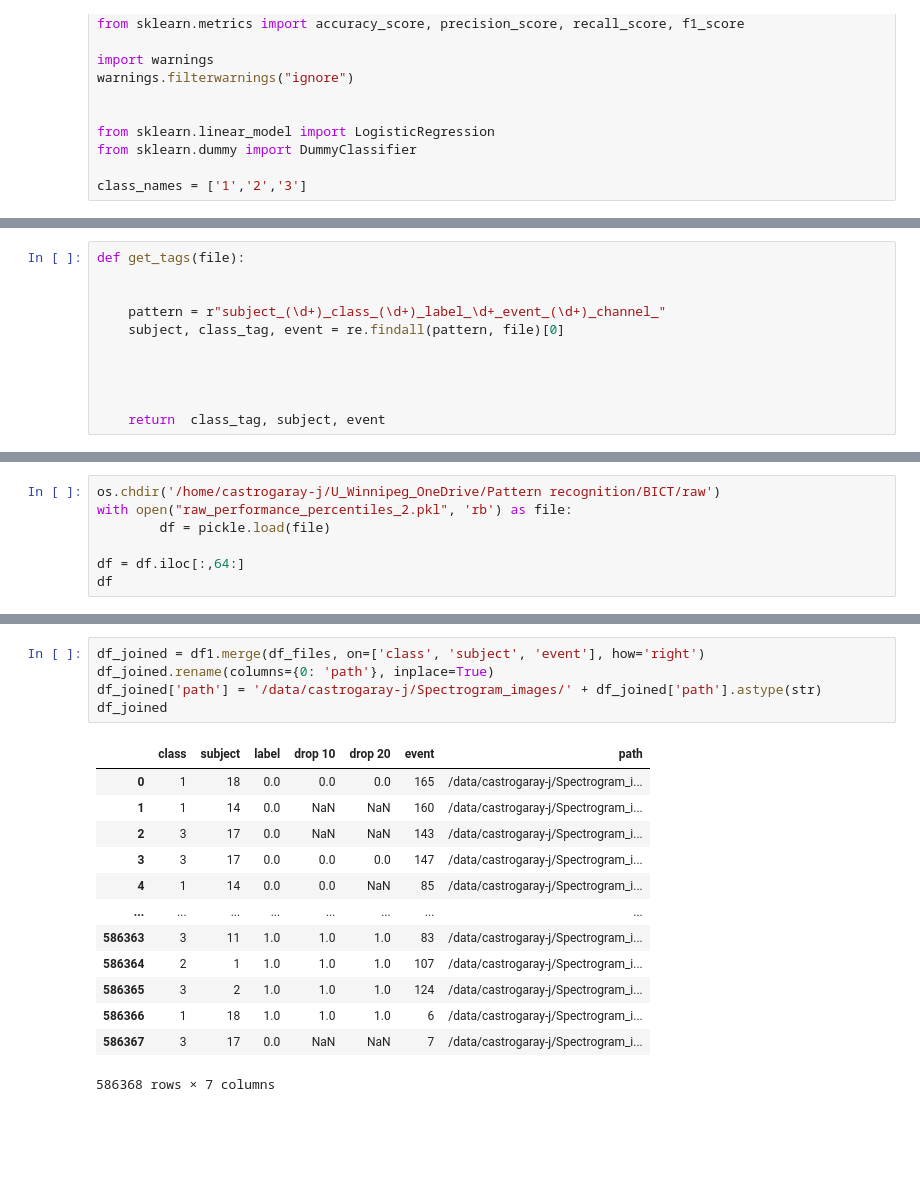
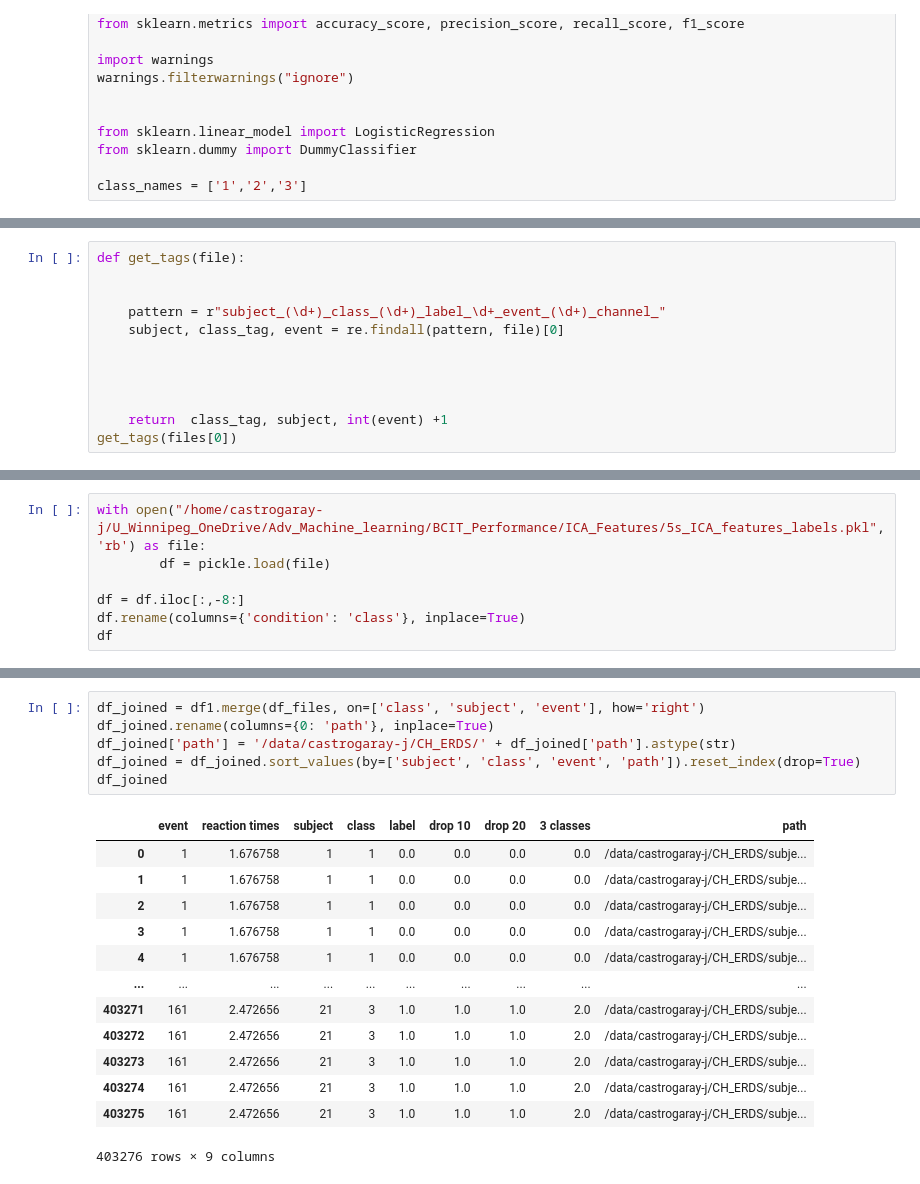
Before and after one commit to johan21009/BCIT_spectrogram, a Jupyter notebook: extract_raw_performance_labels.ipynb, the cells around one changed output, grey strips where cells are left out. Drawn from its saved outputs; the diff is of its cells as text; blank space fills up the shorter version.

```diff
--- a/extract_raw_performance_labels.ipynb
+++ b/extract_raw_performance_labels.ipynb
@@ -55,4 +55,5 @@ def get_tags(file):
 
 
 
-    return  class_tag, subject, event
+    return  class_tag, subject, int(event) +1
+get_tags(files[0])
@@ -68,7 +70,0 @@ Subject: 9, Class: 3, Event: 56
-# %%
-os.chdir('/home/castrogaray-j/U_Winnipeg_OneDrive/Pattern recognition/BICT/raw')
-with open("raw_performance_percentiles_2.pkl", 'rb') as file:
-        df = pickle.load(file)
-
-df = df.iloc[:,64:]
-df
@@ -88,0 +71,7 @@ df
+# %%
+with open("/home/castrogaray-j/U_Winnipeg_OneDrive/Adv_Machine_learning/BCIT_Performance/ICA_Features/5s_ICA_features_labels.pkl", 'rb') as file:
+        df = pickle.load(file)
+
+df = df.iloc[:,-8:]
+df.rename(columns={'condition': 'class'}, inplace=True)
+df
@@ -136,20 +139,21 @@ df_files
 # %%
 df_joined = df1.merge(df_files, on=['class', 'subject', 'event'], how='right')
 df_joined.rename(columns={0: 'path'}, inplace=True)
-df_joined['path'] = '/data/castrogaray-j/Spectrogram_images/' + df_joined['path'].astype(str)
+df_joined['path'] = '/data/castrogaray-j/CH_ERDS/' + df_joined['path'].astype(str)
+df_joined = df_joined.sort_values(by=['subject', 'class', 'event', 'path']).reset_index(drop=True)
 df_joined
 # %% [output]
-|  | class | subject | label | drop 10 | drop 20 | event | path |
-| 0 | 1 | 18 | 0.0 | 0.0 | 0.0 | 165 | /data/castrogaray-j/Spectrogram_i... |
-| 1 | 1 | 14 | 0.0 | NaN | NaN | 160 | /data/castrogaray-j/Spectrogram_i... |
-| 2 | 3 | 17 | 0.0 | NaN | NaN | 143 | /data/castrogaray-j/Spectrogram_i... |
-| 3 | 3 | 17 | 0.0 | 0.0 | 0.0 | 147 | /data/castrogaray-j/Spectrogram_i... |
-| 4 | 1 | 14 | 0.0 | 0.0 | NaN | 85 | /data/castrogaray-j/Spectrogram_i... |
-| ... | ... | ... | ... | ... | ... | ... | ... |
-| 586363 | 3 | 11 | 1.0 | 1.0 | 1.0 | 83 | /data/castrogaray-j/Spectrogram_i... |
-| 586364 | 2 | 1 | 1.0 | 1.0 | 1.0 | 107 | /data/castrogaray-j/Spectrogram_i... |
-| 586365 | 3 | 2 | 1.0 | 1.0 | 1.0 | 124 | /data/castrogaray-j/Spectrogram_i... |
-| 586366 | 1 | 18 | 1.0 | 1.0 | 1.0 | 6 | /data/castrogaray-j/Spectrogram_i... |
-| 586367 | 3 | 17 | 0.0 | NaN | NaN | 7 | /data/castrogaray-j/Spectrogram_i... |
+|  | event | reaction times | subject | class | label | drop 10 | drop 20 | 3 classes | path |
+| 0 | 1 | 1.676758 | 1 | 1 | 0.0 | 0.0 | 0.0 | 0.0 | /data/castrogaray-j/CH_ERDS/subje... |
+| 1 | 1 | 1.676758 | 1 | 1 | 0.0 | 0.0 | 0.0 | 0.0 | /data/castrogaray-j/CH_ERDS/subje... |
+| 2 | 1 | 1.676758 | 1 | 1 | 0.0 | 0.0 | 0.0 | 0.0 | /data/castrogaray-j/CH_ERDS/subje... |
+| 3 | 1 | 1.676758 | 1 | 1 | 0.0 | 0.0 | 0.0 | 0.0 | /data/castrogaray-j/CH_ERDS/subje... |
+| 4 | 1 | 1.676758 | 1 | 1 | 0.0 | 0.0 | 0.0 | 0.0 | /data/castrogaray-j/CH_ERDS/subje... |
+| ... | ... | ... | ... | ... | ... | ... | ... | ... | ... |
+| 403271 | 161 | 2.472656 | 21 | 3 | 1.0 | 1.0 | 1.0 | 2.0 | /data/castrogaray-j/CH_ERDS/subje... |
+| 403272 | 161 | 2.472656 | 21 | 3 | 1.0 | 1.0 | 1.0 | 2.0 | /data/castrogaray-j/CH_ERDS/subje... |
+| 403273 | 161 | 2.472656 | 21 | 3 | 1.0 | 1.0 | 1.0 | 2.0 | /data/castrogaray-j/CH_ERDS/subje... |
+| 403274 | 161 | 2.472656 | 21 | 3 | 1.0 | 1.0 | 1.0 | 2.0 | /data/castrogaray-j/CH_ERDS/subje... |
+| 403275 | 161 | 2.472656 | 21 | 3 | 1.0 | 1.0 | 1.0 | 2.0 | /data/castrogaray-j/CH_ERDS/subje... |
-586368 rows × 7 columns
+403276 rows × 9 columns
 # %%
```
Also changed, not shown: parts of 9 cells of this notebook, 4 other files.
